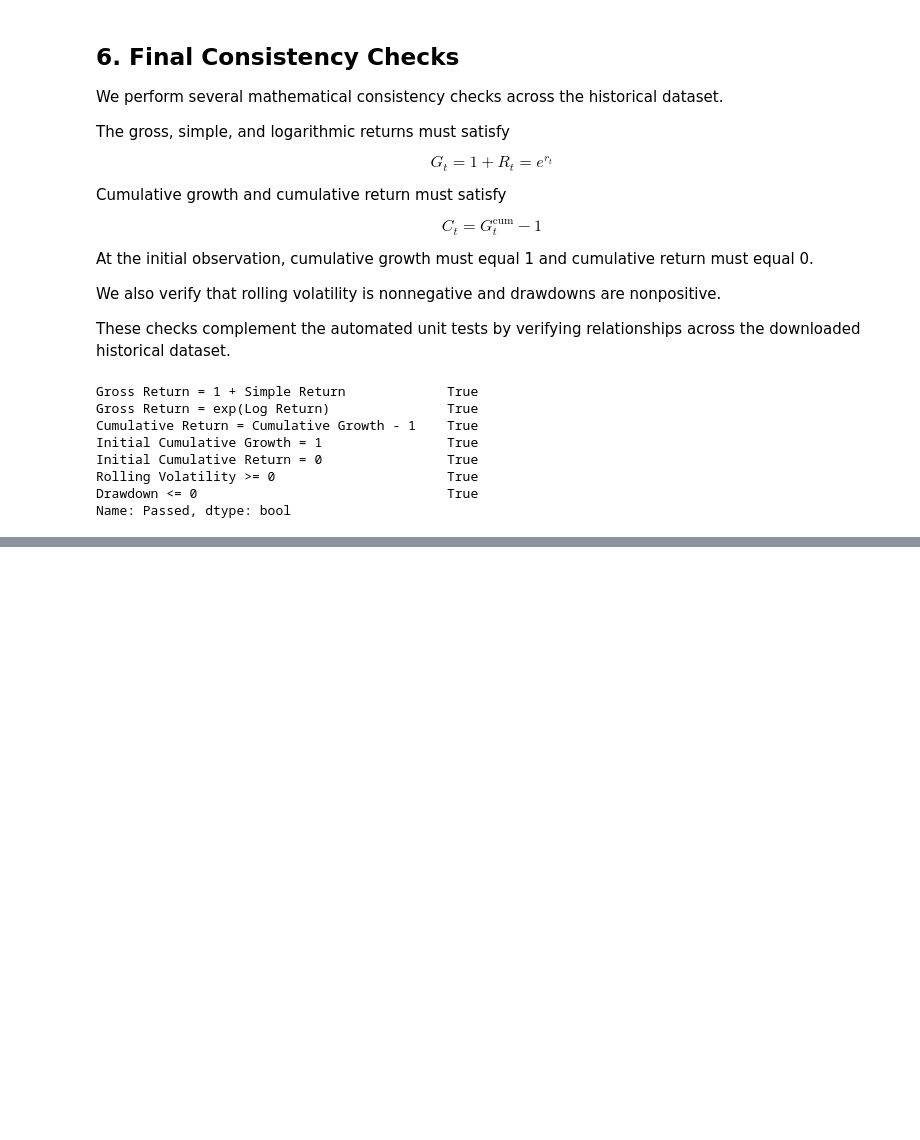
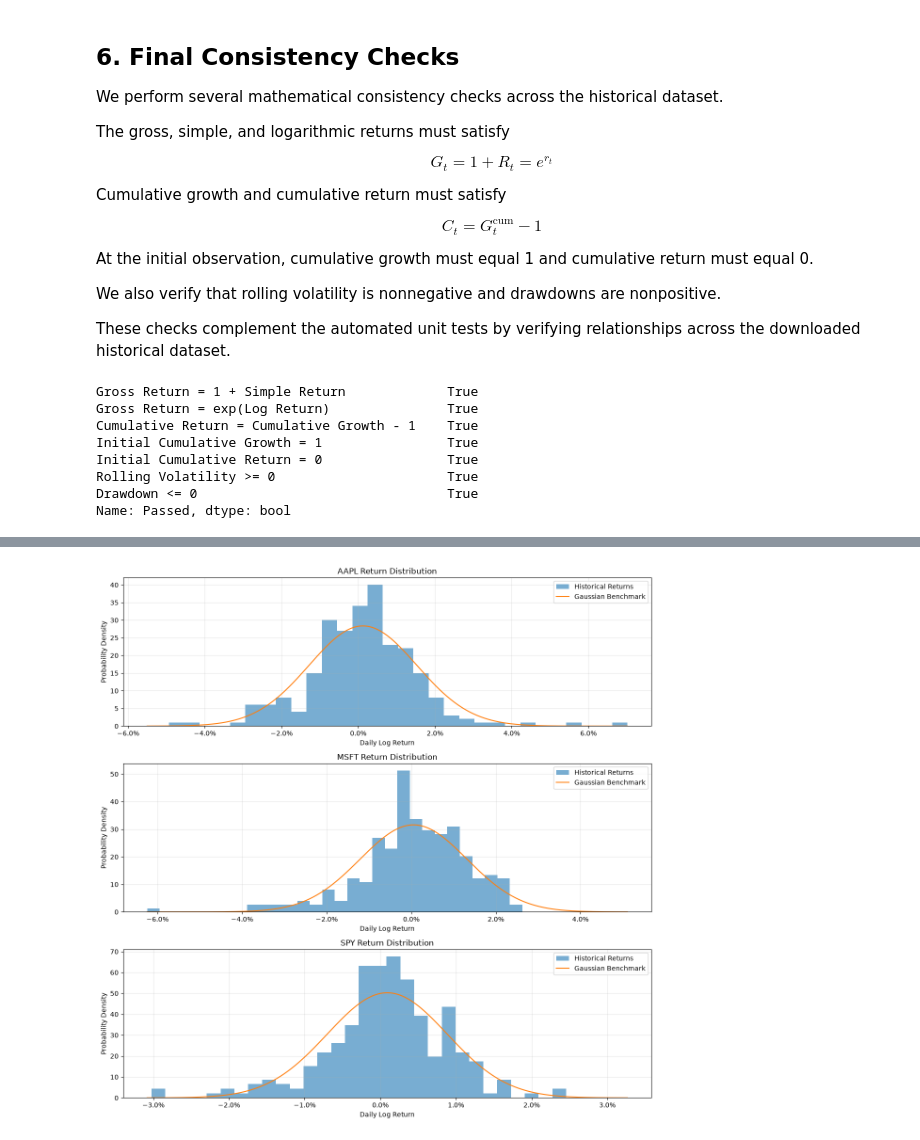
Before and after one commit to luisfelipegz/quantflux, a Jupyter notebook: notebooks/01_market_exploration.ipynb, the cells around one changed output, grey strips where cells are left out. Drawn from its saved outputs; the diff is of its cells as text; code cells hidden in the pictures; blank space fills up the shorter version.

Commit message:
feat: add return statistics and distribution analysis

```diff
--- a/notebooks/01_market_exploration.ipynb
+++ b/notebooks/01_market_exploration.ipynb
@@ -439,0 +453,4 @@ Name: Passed, dtype: bool
+# %%
+fig, axes = plot_return_distributions(market_data,tickers=["AAPL", "MSFT", "SPY"])
+# %% [output]
+[figure, added]
```
Also changed, not shown: parts of 9 cells of this notebook, 5 other files.
